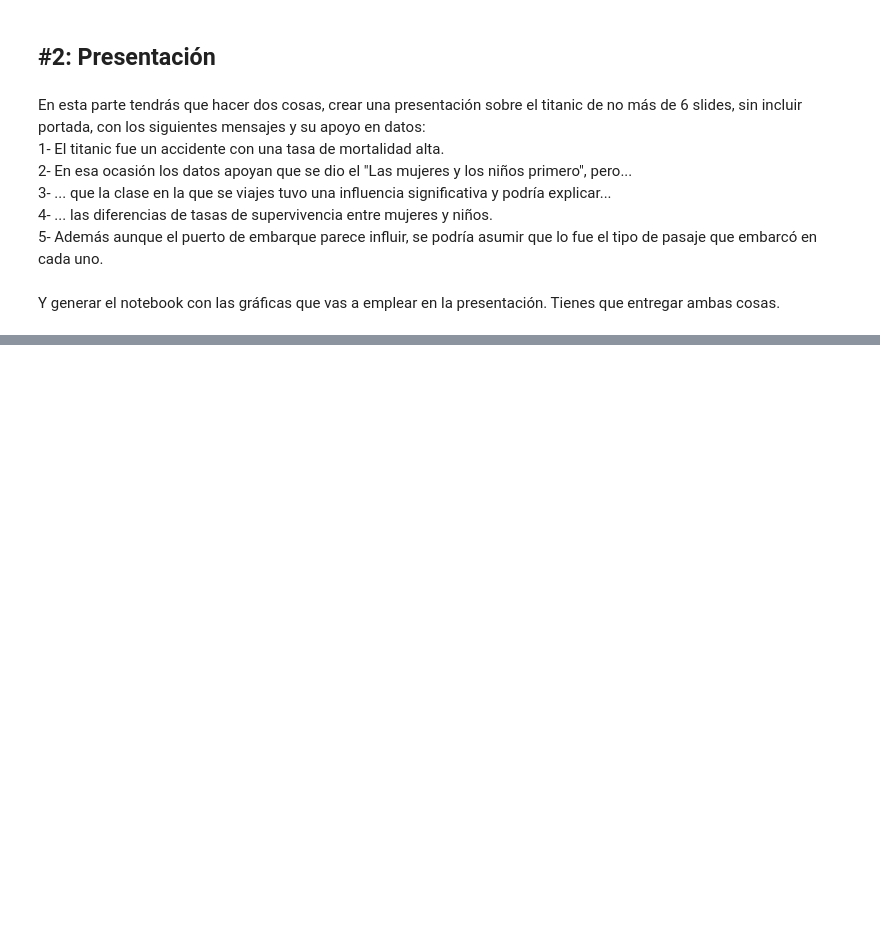
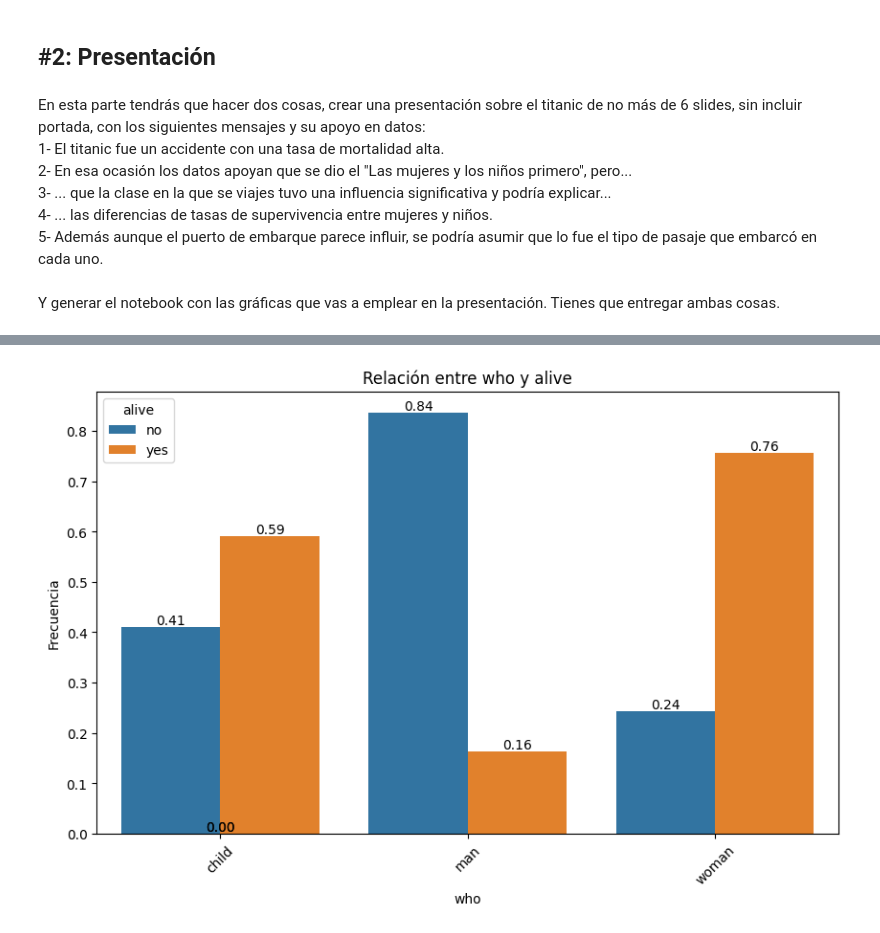
Before and after one commit to enax93/ONLINE_DS_THEBRIDGE_EmmaCollado, a Jupyter notebook: 03_Analisis_de_Datos/Sprint_08/Unidad_02/Practica_Obligatoria/18_Practica_Obligatoria_Visualizacion_Presentacion.ipynb, the cells around one changed output, grey strips where cells are left out. Drawn from its saved outputs; the diff is of its cells as text; code cells hidden in the pictures; blank space fills up the shorter version.

```diff
--- a/03_Analisis_de_Datos/Sprint_08/Unidad_02/Practica_Obligatoria/18_Practica_Obligatoria_Visualizacion_Presentacion.ipynb
+++ b/03_Analisis_de_Datos/Sprint_08/Unidad_02/Practica_Obligatoria/18_Practica_Obligatoria_Visualizacion_Presentacion.ipynb
@@ -165,0 +252,4 @@ Y generar el notebook con las gráficas que vas a emplear en la presentación. T
+# %%
+plot_categorical_relationship_fin(df_titanic, "who","alive", show_values= True, relative_freq=True)
+# %% [output]
+[figure, added]
```
Also changed, not shown: parts of 11 cells of this notebook.
